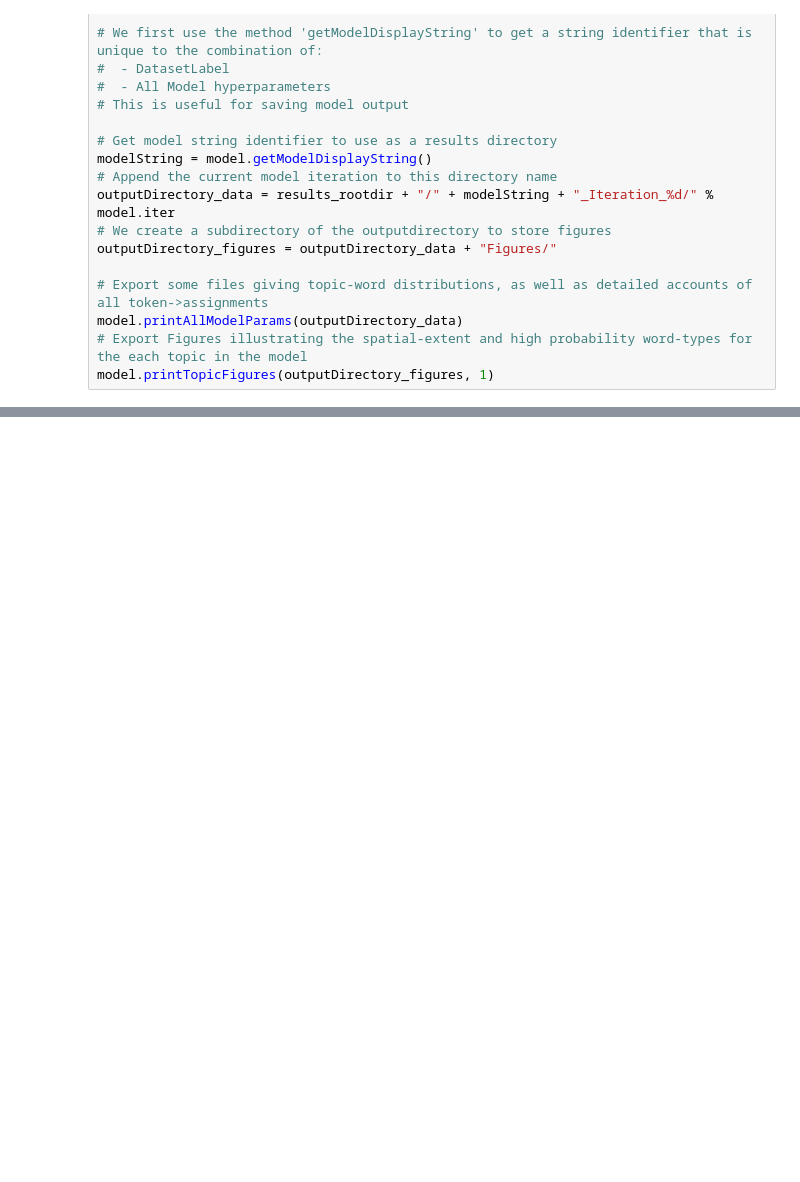
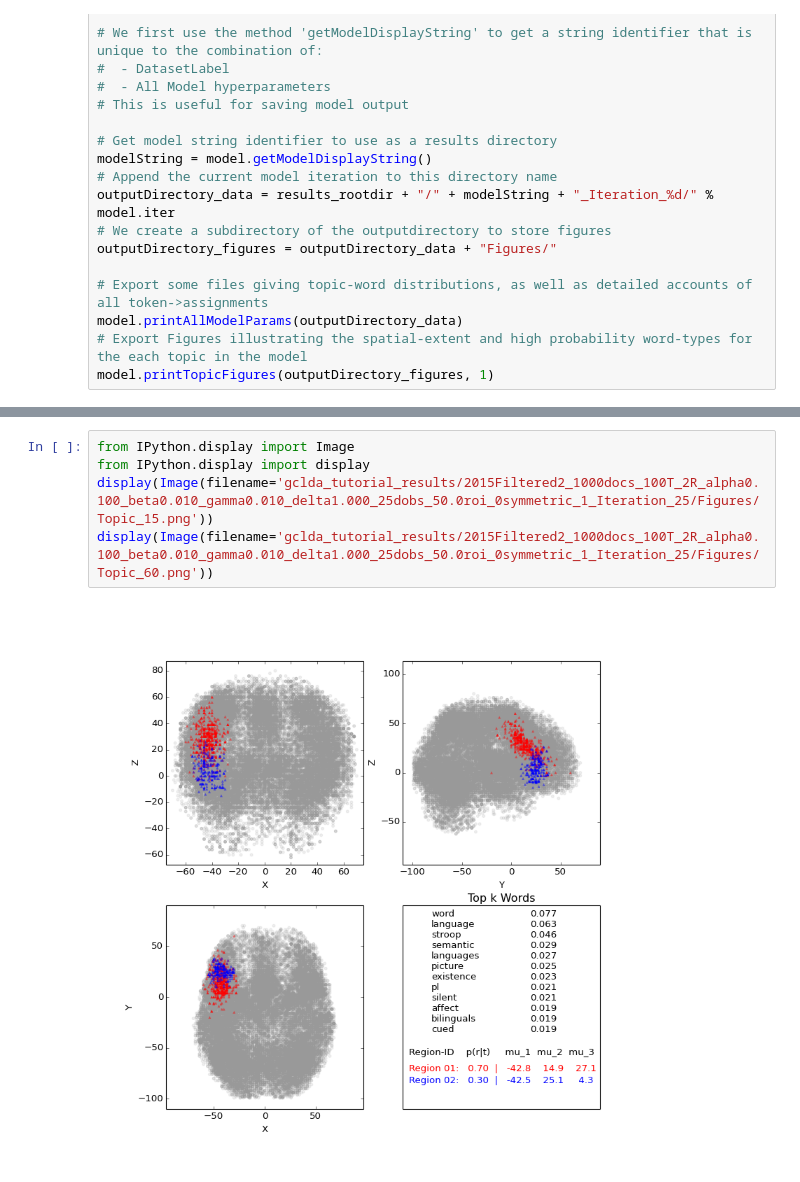
Before and after one commit to timothyrubin/python_gclda, a Jupyter notebook: python_gclda/examples/tutorial_gclda_notebook.ipynb, the cells around one changed output, grey strips where cells are left out. Saved outputs shown, nothing was run; the diff lists cells and outputs as text; blank space fills up the shorter version.

Commit message:
update_notebook_tutorial

```diff
--- a/python_gclda/examples/tutorial_gclda_notebook.ipynb
+++ b/python_gclda/examples/tutorial_gclda_notebook.ipynb
@@ -136,0 +143,7 @@ model.printTopicFigures(outputDirectory_figures, 1)
+# %%
+from IPython.display import Image
+from IPython.display import display
+display(Image(filename='gclda_tutorial_results/2015Filtered2_1000docs_100T_2R_alpha0.100_beta0.010_gamma0.010_delta1.000_25dobs_50.0roi_0symmetric_1_Iteration_25/Figures/Topic_15.png'))
+display(Image(filename='gclda_tutorial_results/2015Filtered2_1000docs_100T_2R_alpha0.100_beta0.010_gamma0.010_delta1.000_25dobs_50.0roi_0symmetric_1_Iteration_25/Figures/Topic_60.png'))
+# %% [output]
+[figure, added]
```
Also changed, not shown: parts of 2 cells of this notebook.
